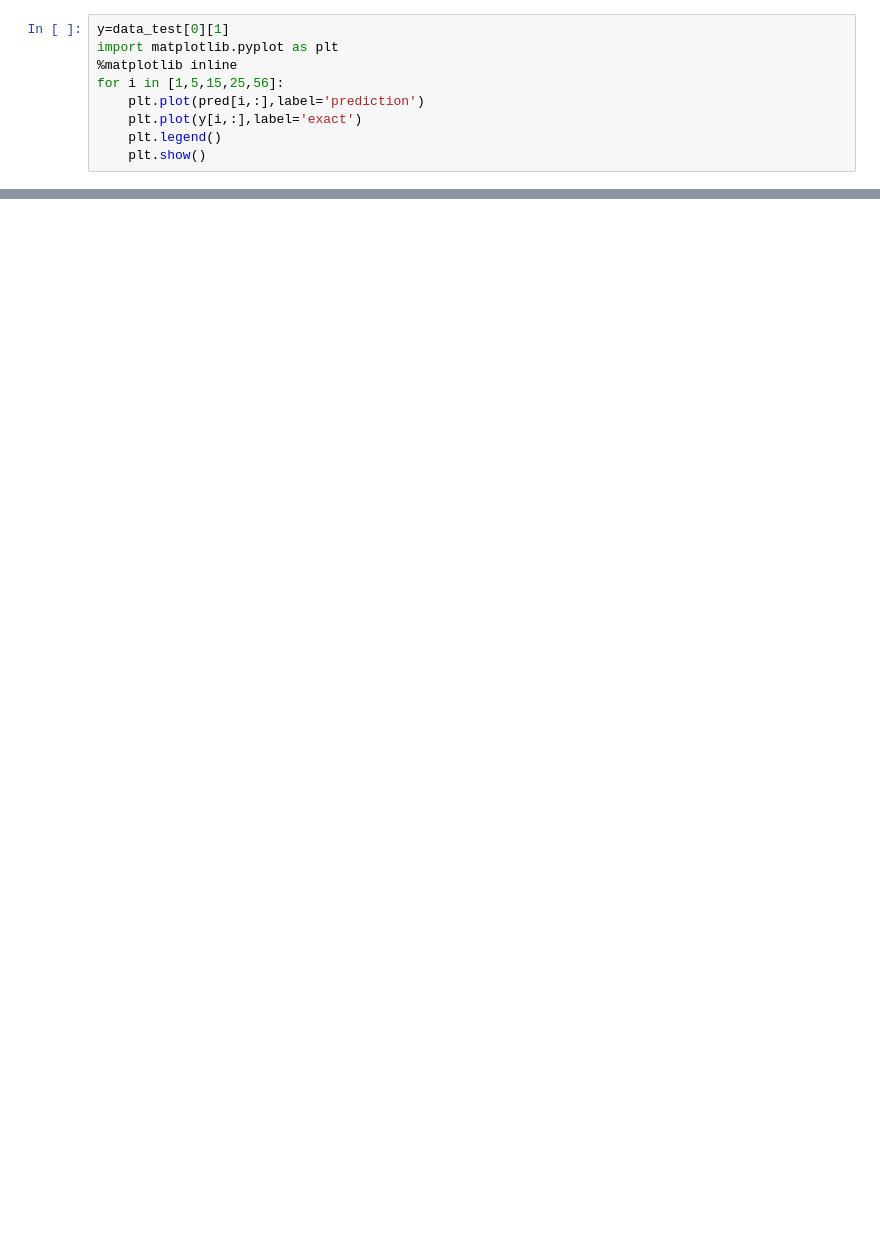
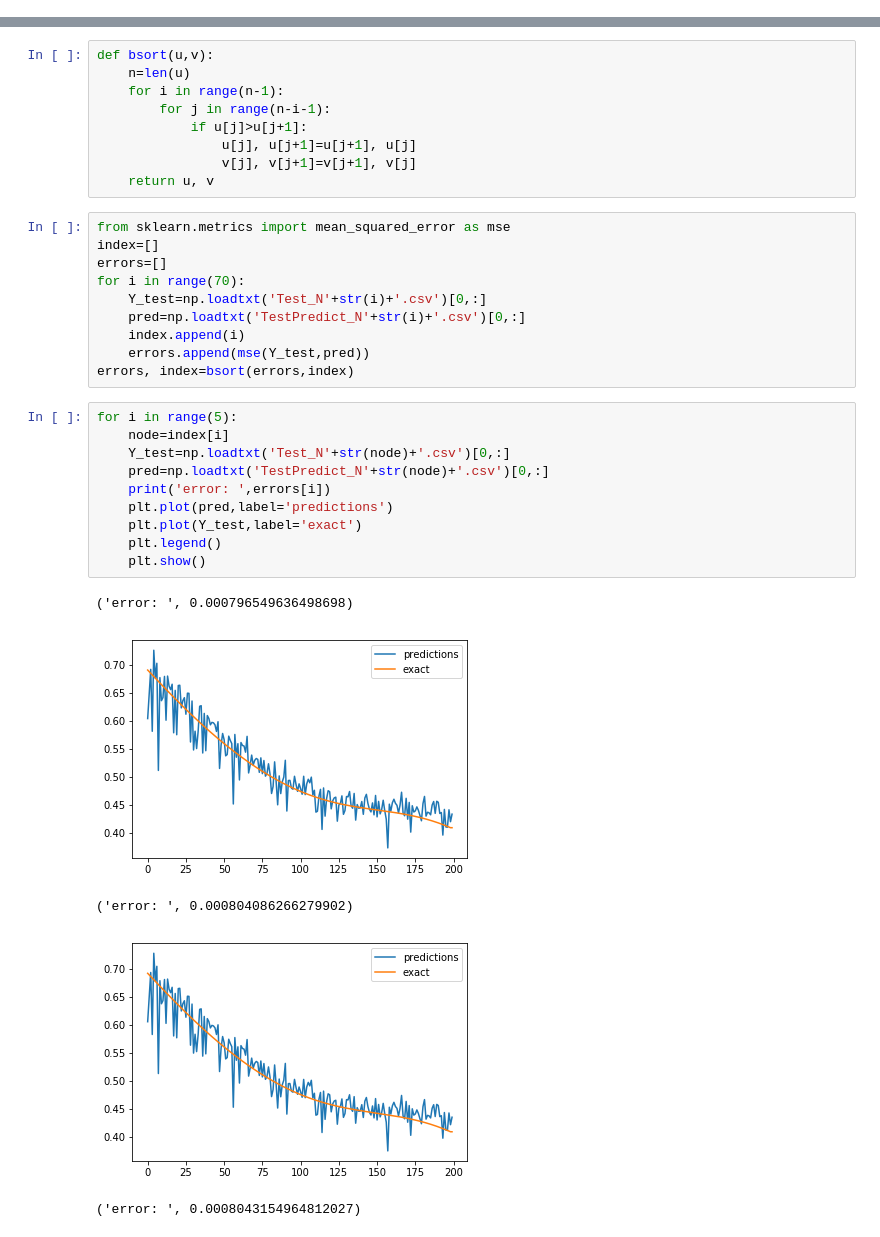
Before and after one commit to Akaza994/powergrid, a Jupyter notebook: Untitled.ipynb, the cells around one changed output, grey strips where cells are left out. Drawn from its saved outputs; the diff is of its cells as text; blank space fills up the shorter version.

```diff
--- a/Untitled.ipynb
+++ b/Untitled.ipynb
@@ -147,9 +0,0 @@ X_train, Y_train=X_train[:sp], Y_train[:sp]
-# %%
-y=data_test[0][1]
-import matplotlib.pyplot as plt
-%matplotlib inline
-for i in [1,5,15,25,56]:
-    plt.plot(pred[i,:],label='prediction')
-    plt.plot(y[i,:],label='exact')
-    plt.legend()
-    plt.show()
@@ -165,0 +5,35 @@ data_test[0][0].shape
+# %%
+def bsort(u,v):
+    n=len(u)
+    for i in range(n-1):
+        for j in range(n-i-1):
+            if u[j]>u[j+1]:
+                u[j], u[j+1]=u[j+1], u[j]
+                v[j], v[j+1]=v[j+1], v[j]
+    return u, v
+# %%
+from sklearn.metrics import mean_squared_error as mse
+index=[]
+errors=[]
+for i in range(70):
+    Y_test=np.loadtxt('Test_N'+str(i)+'.csv')[0,:]
+    pred=np.loadtxt('TestPredict_N'+str(i)+'.csv')[0,:]
+    index.append(i)
+    errors.append(mse(Y_test,pred))
+errors, index=bsort(errors,index)
+# %%
+for i in range(5):
+    node=index[i]
+    Y_test=np.loadtxt('Test_N'+str(node)+'.csv')[0,:]
+    pred=np.loadtxt('TestPredict_N'+str(node)+'.csv')[0,:]
+    print('error: ',errors[i])
+    plt.plot(pred,label='predictions')
+    plt.plot(Y_test,label='exact')
+    plt.legend()
+    plt.show()
+# %% [output]
+('error: ', 0.000796549636498698)
+[figure, added]
+('error: ', 0.000804086266279902)
+[figure, added]
+('error: ', 0.0008043154964812027)
```
Also changed, not shown: parts of 9 cells of this notebook.
